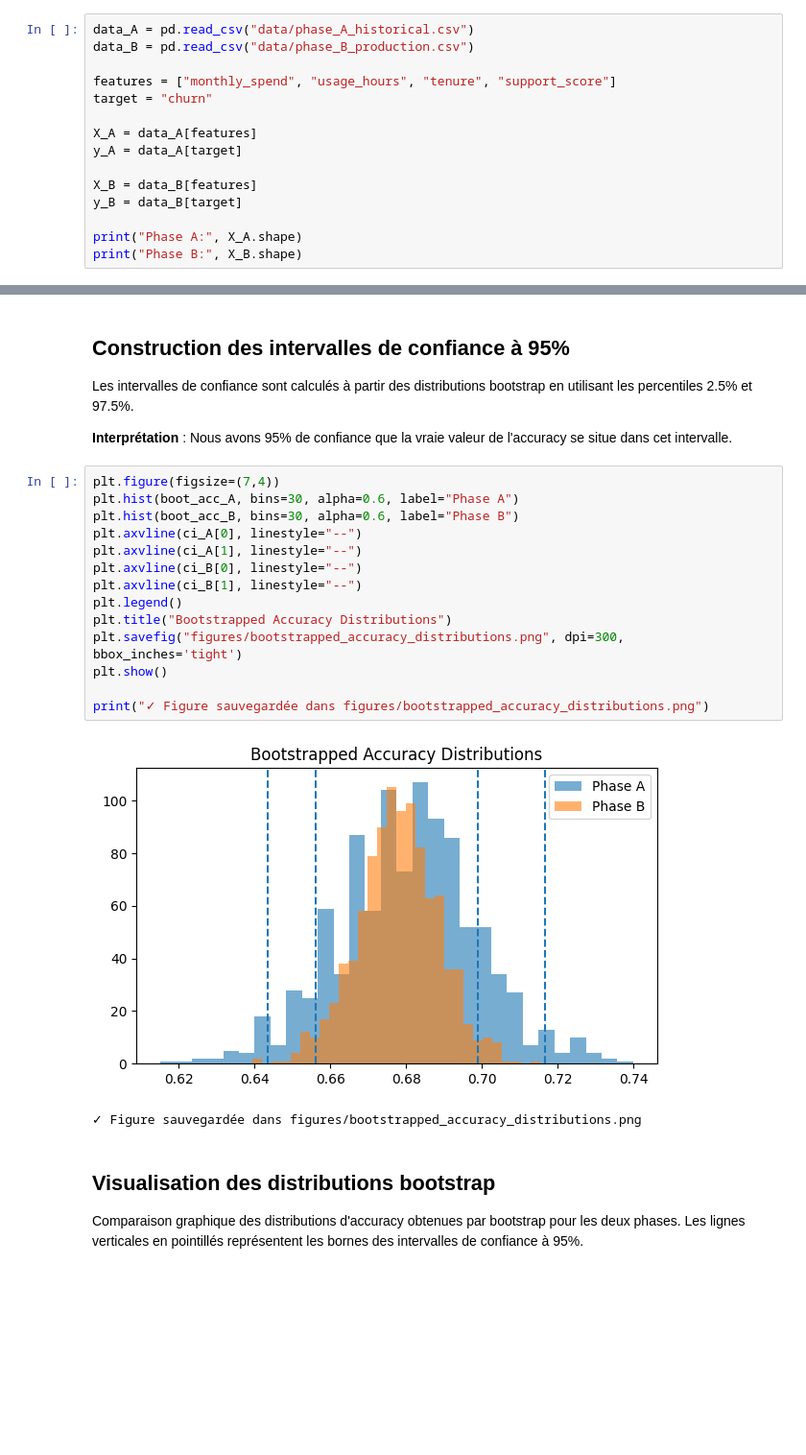
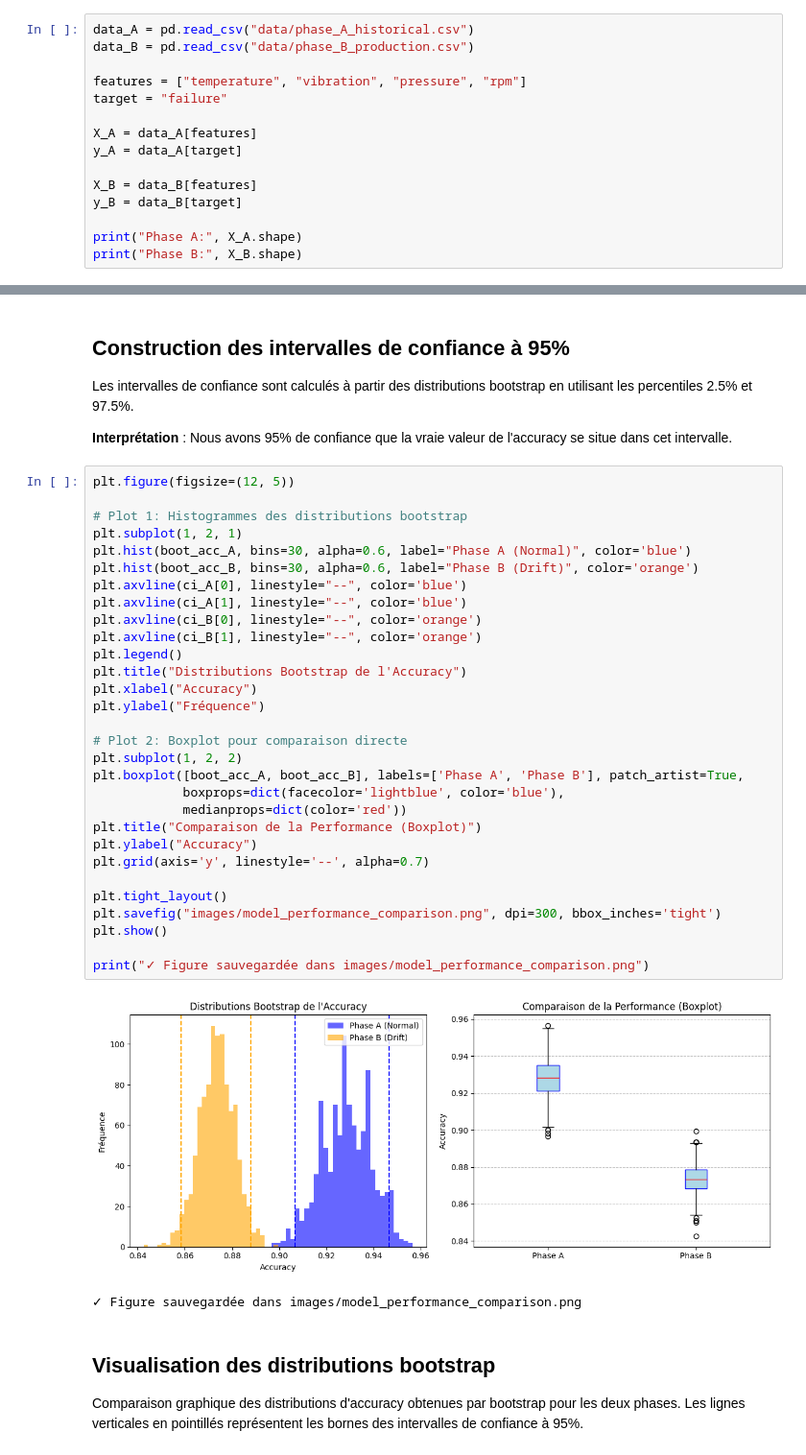
Before and after one commit to regisx001/machine-learning-data-drift-detection, a Jupyter notebook: 03-model-performance-statistical-inference.ipynb, the cells around one changed output, grey strips where cells are left out. Shown at 96% size. Drawn from its saved outputs; the diff is of its cells as text; blank space fills up the shorter version.

```diff
--- a/03-model-performance-statistical-inference.ipynb
+++ b/03-model-performance-statistical-inference.ipynb
@@ -23,8 +26,8 @@ Nous utilisons :
 data_A = pd.read_csv("data/phase_A_historical.csv")
 data_B = pd.read_csv("data/phase_B_production.csv")
 
-features = ["monthly_spend", "usage_hours", "tenure", "support_score"]
-target = "churn"
+features = ["temperature", "vibration", "pressure", "rpm"]
+target = "failure"
 
 X_A = data_A[features]
 y_A = data_A[target]
@@ -161,22 +164,38 @@ Les intervalles de confiance sont calculés à partir des distributions bootstra
 
 **Interprétation** : Nous avons 95% de confiance que la vraie valeur de l'accuracy se situe dans cet intervalle.
 # %%
-plt.figure(figsize=(7,4))
-plt.hist(boot_acc_A, bins=30, alpha=0.6, label="Phase A")
-plt.hist(boot_acc_B, bins=30, alpha=0.6, label="Phase B")
-plt.axvline(ci_A[0], linestyle="--")
-plt.axvline(ci_A[1], linestyle="--")
-plt.axvline(ci_B[0], linestyle="--")
-plt.axvline(ci_B[1], linestyle="--")
+plt.figure(figsize=(12, 5))
+
+# Plot 1: Histogrammes des distributions bootstrap
+plt.subplot(1, 2, 1)
+plt.hist(boot_acc_A, bins=30, alpha=0.6, label="Phase A (Normal)", color='blue')
+plt.hist(boot_acc_B, bins=30, alpha=0.6, label="Phase B (Drift)", color='orange')
+plt.axvline(ci_A[0], linestyle="--", color='blue')
+plt.axvline(ci_A[1], linestyle="--", color='blue')
+plt.axvline(ci_B[0], linestyle="--", color='orange')
+plt.axvline(ci_B[1], linestyle="--", color='orange')
 plt.legend()
-plt.title("Bootstrapped Accuracy Distributions")
-plt.savefig("figures/bootstrapped_accuracy_distributions.png", dpi=300, bbox_inches='tight')
+plt.title("Distributions Bootstrap de l'Accuracy")
+plt.xlabel("Accuracy")
+plt.ylabel("Fréquence")
+
+# Plot 2: Boxplot pour comparaison directe
+plt.subplot(1, 2, 2)
+plt.boxplot([boot_acc_A, boot_acc_B], labels=['Phase A', 'Phase B'], patch_artist=True,
+            boxprops=dict(facecolor='lightblue', color='blue'),
+            medianprops=dict(color='red'))
+plt.title("Comparaison de la Performance (Boxplot)")
+plt.ylabel("Accuracy")
+plt.grid(axis='y', linestyle='--', alpha=0.7)
+
+plt.tight_layout()
+plt.savefig("images/model_performance_comparison.png", dpi=300, bbox_inches='tight')
 plt.show()
 
-print("✓ Figure sauvegardée dans figures/bootstrapped_accuracy_distributions.png")
+print("✓ Figure sauvegardée dans images/model_performance_comparison.png")
 # %% [output]
-[figure, old version]
+[figure, new version]
-✓ Figure sauvegardée dans figures/bootstrapped_accuracy_distributions.png
+✓ Figure sauvegardée dans images/model_performance_comparison.png
 # %% [markdown]
 ## Visualisation des distributions bootstrap
 
```
Also changed, not shown: parts of 6 cells of this notebook, 23 other files.
